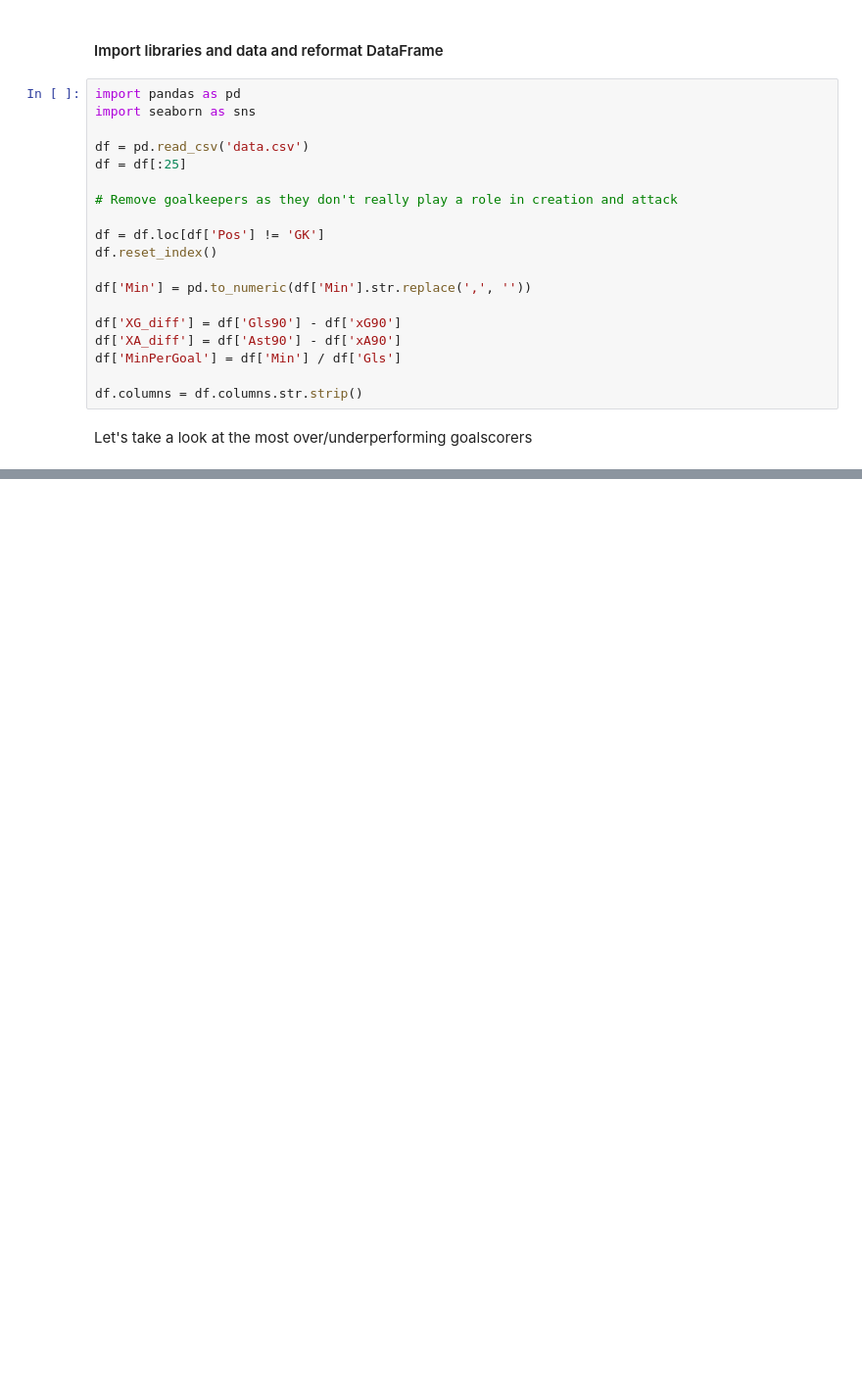
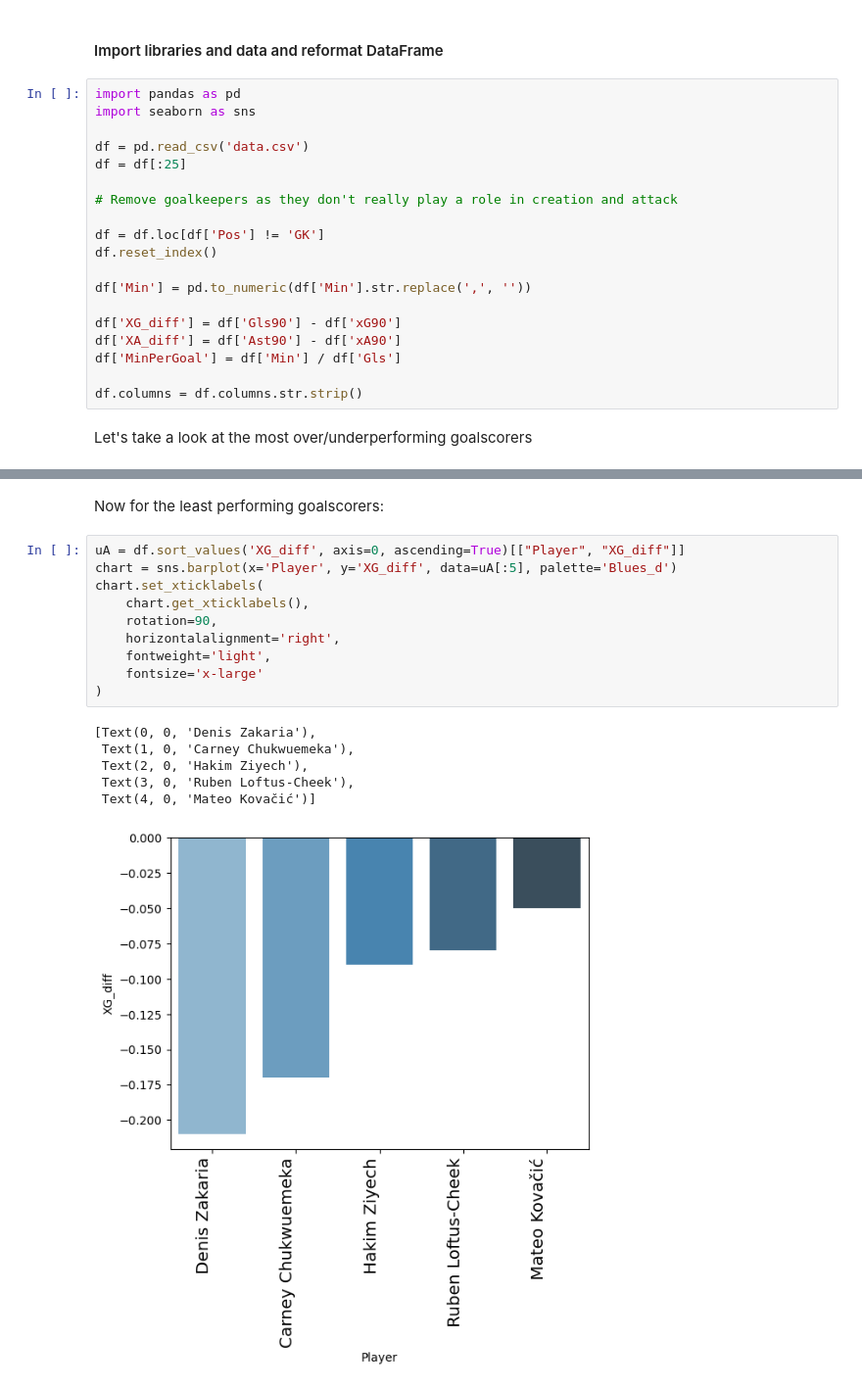
Before and after one commit to j-hussain/Chelsea-Analysis, a Jupyter notebook: notebook.ipynb, the cells around one changed output, grey strips where cells are left out. Shown at 98% size. Saved outputs shown, nothing was run; the diff lists cells and outputs as text; blank space fills up the shorter version.

```diff
--- a/notebook.ipynb
+++ b/notebook.ipynb
@@ -60,0 +68,19 @@ sns.set_ylabel("xG difference")
+# %% [markdown]
+Now for the least performing goalscorers:
+# %%
+uA = df.sort_values('XG_diff', axis=0, ascending=True)[["Player", "XG_diff"]]
+chart = sns.barplot(x='Player', y='XG_diff', data=uA[:5], palette='Blues_d')
+chart.set_xticklabels(
+    chart.get_xticklabels(),
+    rotation=90,
+    horizontalalignment='right',
+    fontweight='light',
+    fontsize='x-large'
+)
+# %% [output]
+[Text(0, 0, 'Denis Zakaria'),
+ Text(1, 0, 'Carney Chukwuemeka'),
+ Text(2, 0, 'Hakim Ziyech'),
+ Text(3, 0, 'Ruben Loftus-Cheek'),
+ Text(4, 0, 'Mateo Kovačić')]
+[figure, added]
```
Also changed, not shown: parts of 8 cells of this notebook.
